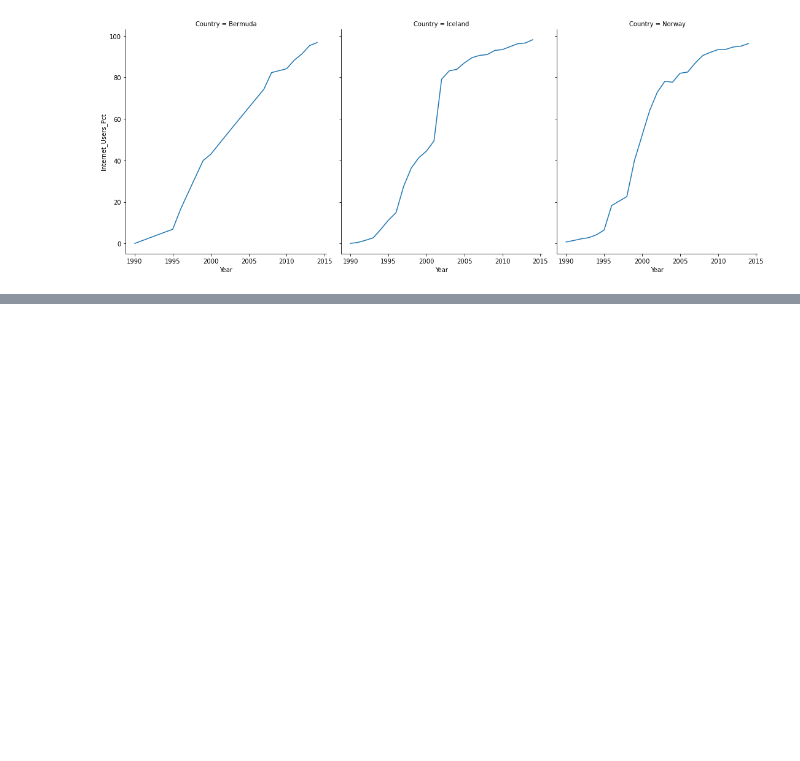
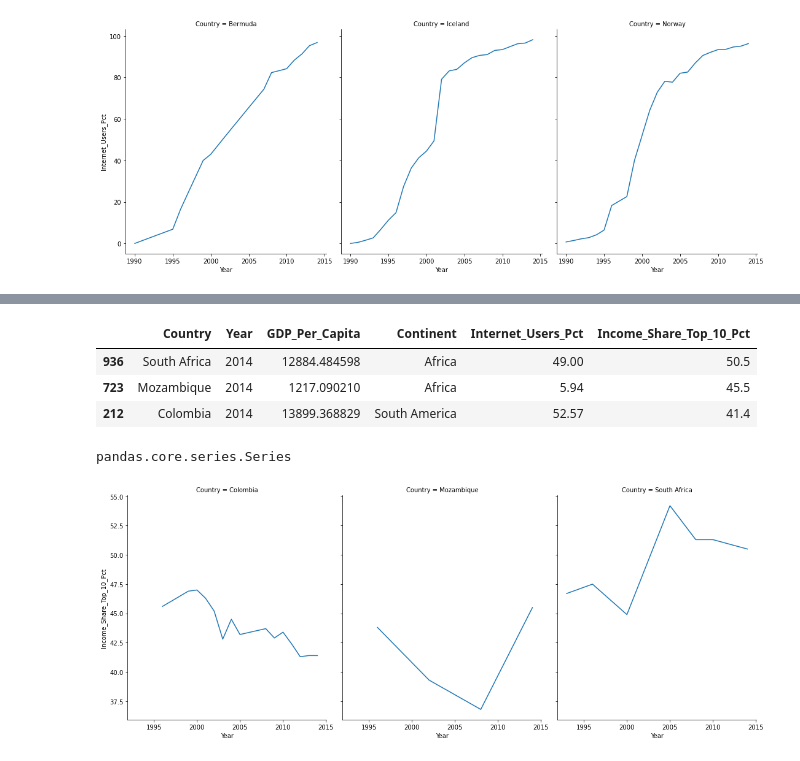
Before and after one commit to nss-data-science-cohort-5/un_exploration-Corbec, a Jupyter notebook: notebooks/UN_Data_Exploration.ipynb, the cells around one changed output, grey strips where cells are left out. Cells and saved outputs as stored; diff of their text form; code cells hidden in the pictures; blank space fills up the shorter version.

Commit message:
solo explore income and added clean notebook

```diff
--- a/notebooks/UN_Data_Exploration.ipynb
+++ b/notebooks/UN_Data_Exploration.ipynb
@@ -870,0 +754,25 @@ internet_names.difference(gdp_names)
+# %%
+gdp_int_and_income_2014 = gdp_int_and_income[gdp_int_and_income['Year'] == 2014]
+# %%
+gdp_int_and_income_2014.sort_values('Income_Share_Top_10_Pct', ascending = False).head(3)
+# %% [output]
+|  | Country | Year | GDP_Per_Capita | Continent | Internet_Users_Pct | Income_Share_Top_10_Pct |
+| 936 | South Africa | 2014 | 12884.484598 | Africa | 49.00 | 50.5 |
+| 723 | Mozambique | 2014 | 1217.090210 | Africa | 5.94 | 45.5 |
+| 212 | Colombia | 2014 | 13899.368829 | South America | 52.57 | 41.4 |
+# %%
+top_income_2014 = gdp_int_and_income_2014.sort_values('Income_Share_Top_10_Pct',
+                                                      ascending = False).head(3)['Country']
+# %%
+type(top_income_2014)
+# %% [output]
+pandas.core.series.Series
+# %%
+g = sns.FacetGrid(gdp_int_and_income[gdp_int_and_income['Country'].isin(top_income_2014)],
+                  col = 'Country',
+                  height = 6,
+                  aspect = .85)
+
+g.map(sns.lineplot, "Year","Income_Share_Top_10_Pct");
+# %% [output]
+[figure, added]
```
Also changed, not shown: parts of 95 cells of this notebook, 1 other file.
